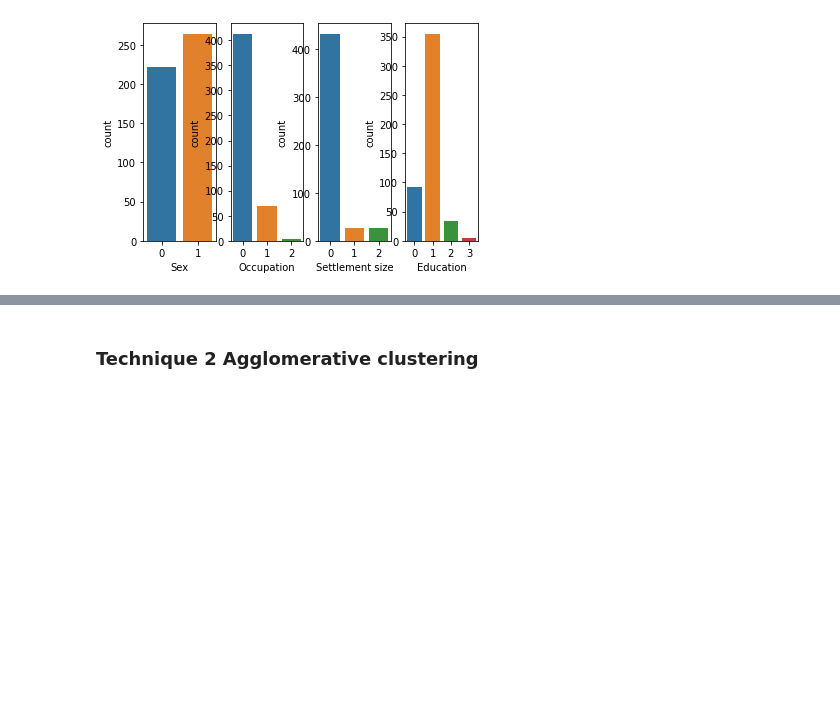
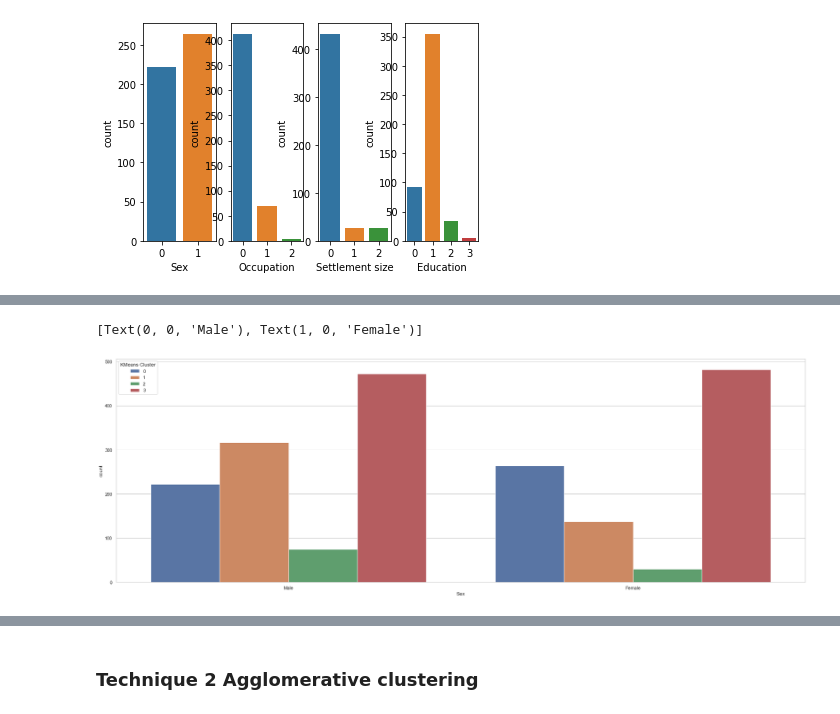
Before and after one commit to SamCairns/BUSA3020, a Jupyter notebook: Assignment3 (1)/Assignment3-S1-2023.ipynb, the cells around one changed output, grey strips where cells are left out. Cells and saved outputs as stored; diff of their text form; code cells hidden in the pictures; blank space fills up the shorter version.

```diff
--- a/Assignment3 (1)/Assignment3-S1-2023.ipynb
+++ b/Assignment3 (1)/Assignment3-S1-2023.ipynb
@@ -221,0 +237,10 @@ plt.show()
+# %%
+plt.figure(figsize = (30,10))
+ax = sns.countplot(data=train, x='Sex', hue='KMeans Cluster')
+
+ax.set_xticklabels(ax.get_xticklabels(), rotation=0)
+new_x_labels = ['Male', 'Female']
+ax.set_xticklabels(new_x_labels)
+# %% [output]
+[Text(0, 0, 'Male'), Text(1, 0, 'Female')]
+[figure, added]
```
Also changed, not shown: parts of 6 cells of this notebook.
